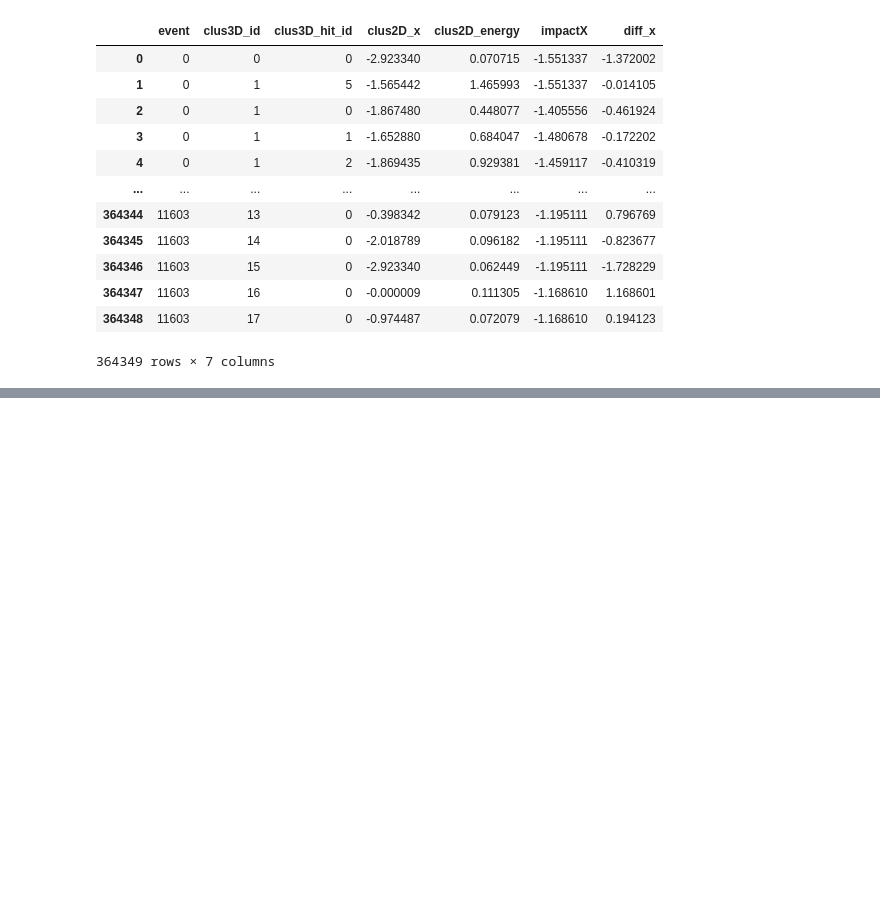
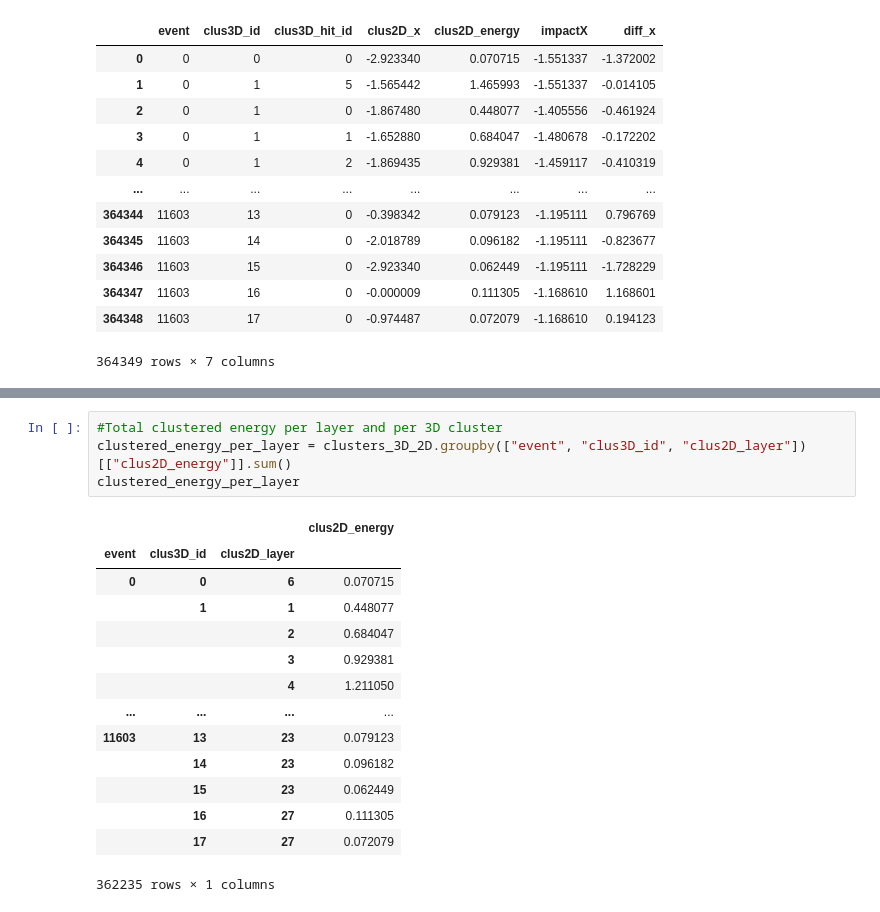
Before and after one commit to tcuisset/HgcalClue3DClusteringAnalysis, a Jupyter notebook: plotter/pandas.ipynb, the cells around one changed output, grey strips where cells are left out. Saved outputs shown, nothing was run; the diff lists cells and outputs as text; blank space fills up the shorter version.

```diff
--- a/plotter/pandas.ipynb
+++ b/plotter/pandas.ipynb
@@ -317,0 +335,19 @@ clusters_3D_2D_layer[["event", "clus3D_id", "clus3D_hit_id", "clus2D_x", "clus2D
+# %%
+#Total clustered energy per layer and per 3D cluster
+clustered_energy_per_layer = clusters_3D_2D.groupby(["event", "clus3D_id", "clus2D_layer"])[["clus2D_energy"]].sum()
+clustered_energy_per_layer
+# %% [output]
+|  |  |  | clus2D_energy |
+| event | clus3D_id | clus2D_layer |  |
+| 0 | 0 | 6 | 0.070715 |
+|  | 1 | 1 | 0.448077 |
+|  |  | 2 | 0.684047 |
+|  |  | 3 | 0.929381 |
+|  |  | 4 | 1.211050 |
+| ... | ... | ... | ... |
+| 11603 | 13 | 23 | 0.079123 |
+|  | 14 | 23 | 0.096182 |
+|  | 15 | 23 | 0.062449 |
+|  | 16 | 27 | 0.111305 |
+|  | 17 | 27 | 0.072079 |
+362235 rows × 1 columns
```
Also changed, not shown: parts of 4 cells of this notebook.
